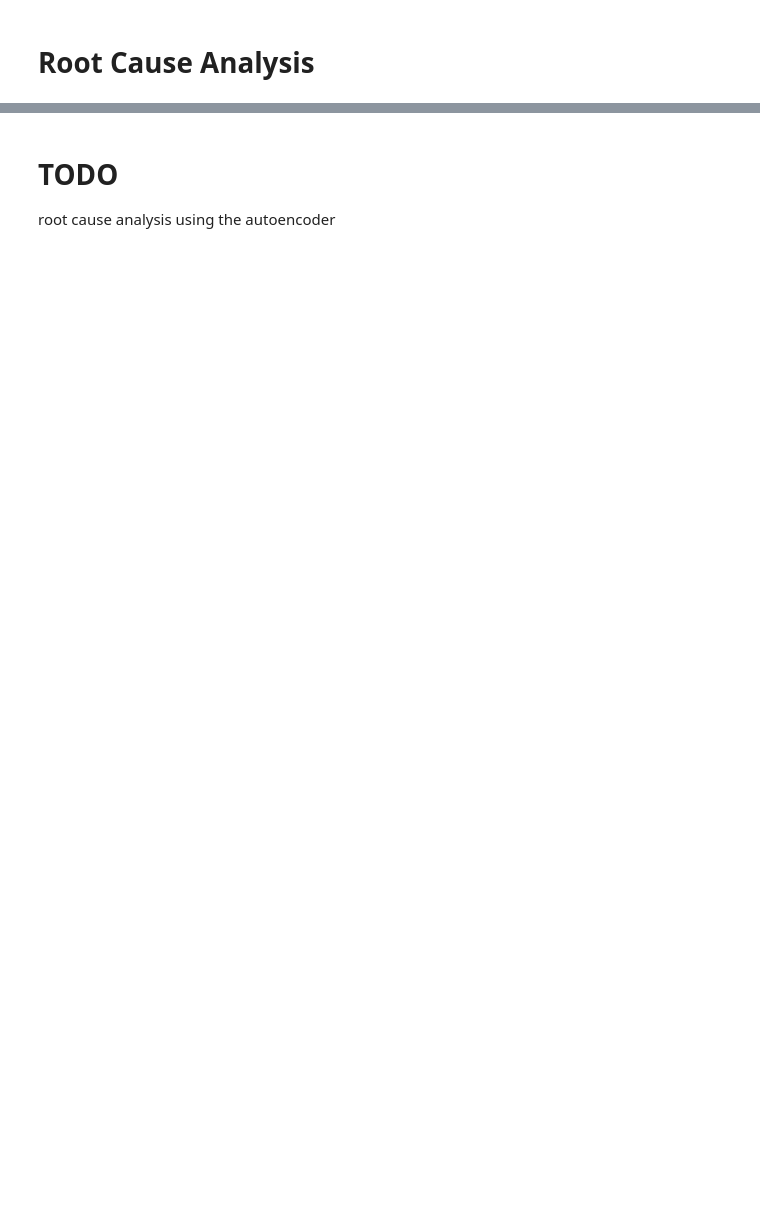
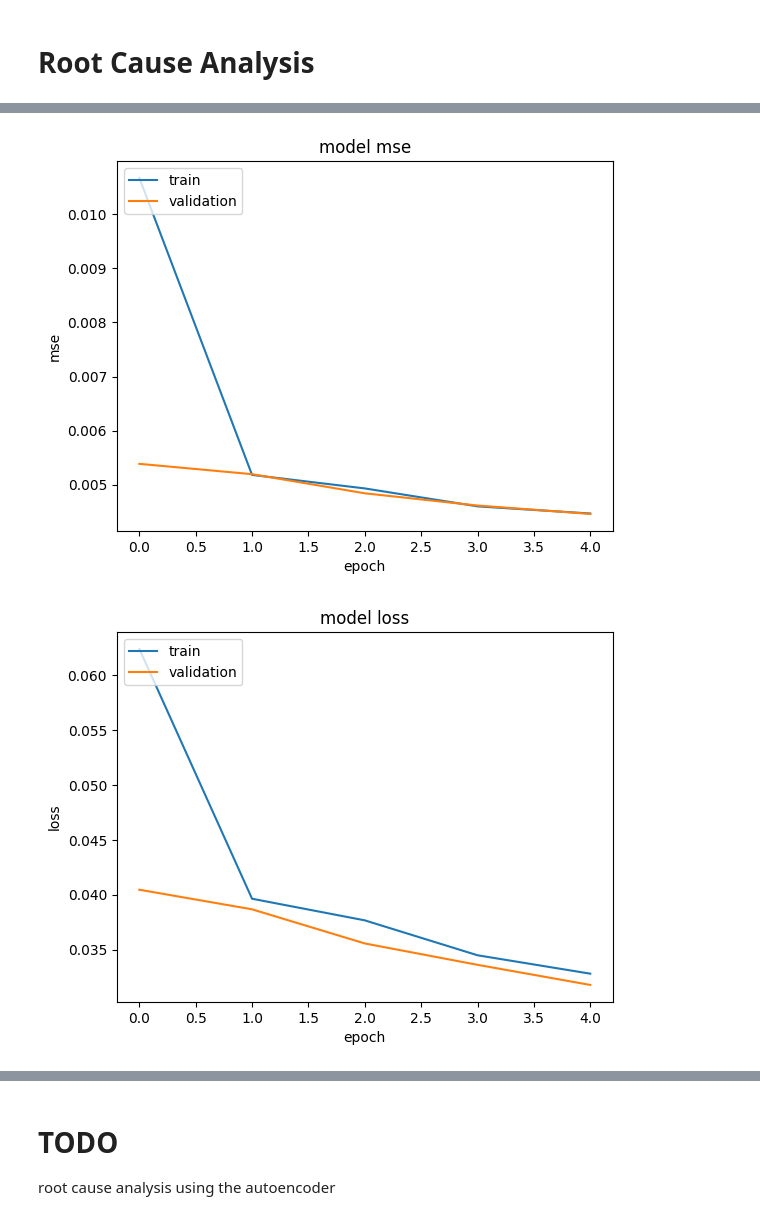
Before and after one commit to lucapl/Candy-Learning, a Jupyter notebook: report.ipynb, the cells around one changed output, grey strips where cells are left out. Drawn from its saved outputs; the diff is of its cells as text; code cells hidden in the pictures; blank space fills up the shorter version.

```diff
--- a/report.ipynb
+++ b/report.ipynb
@@ -266,3 +280,8 @@ Epoch 2/2
+# %%
+plot_history(history, metrics=['mse'])
+# %% [output]
+[figure, added]
+[figure, added]
 # %%
 X_pred = autoencoder.predict(X_test)
 # %% [output]
```
Also changed, not shown: parts of 24 cells of this notebook, 5 other files.
